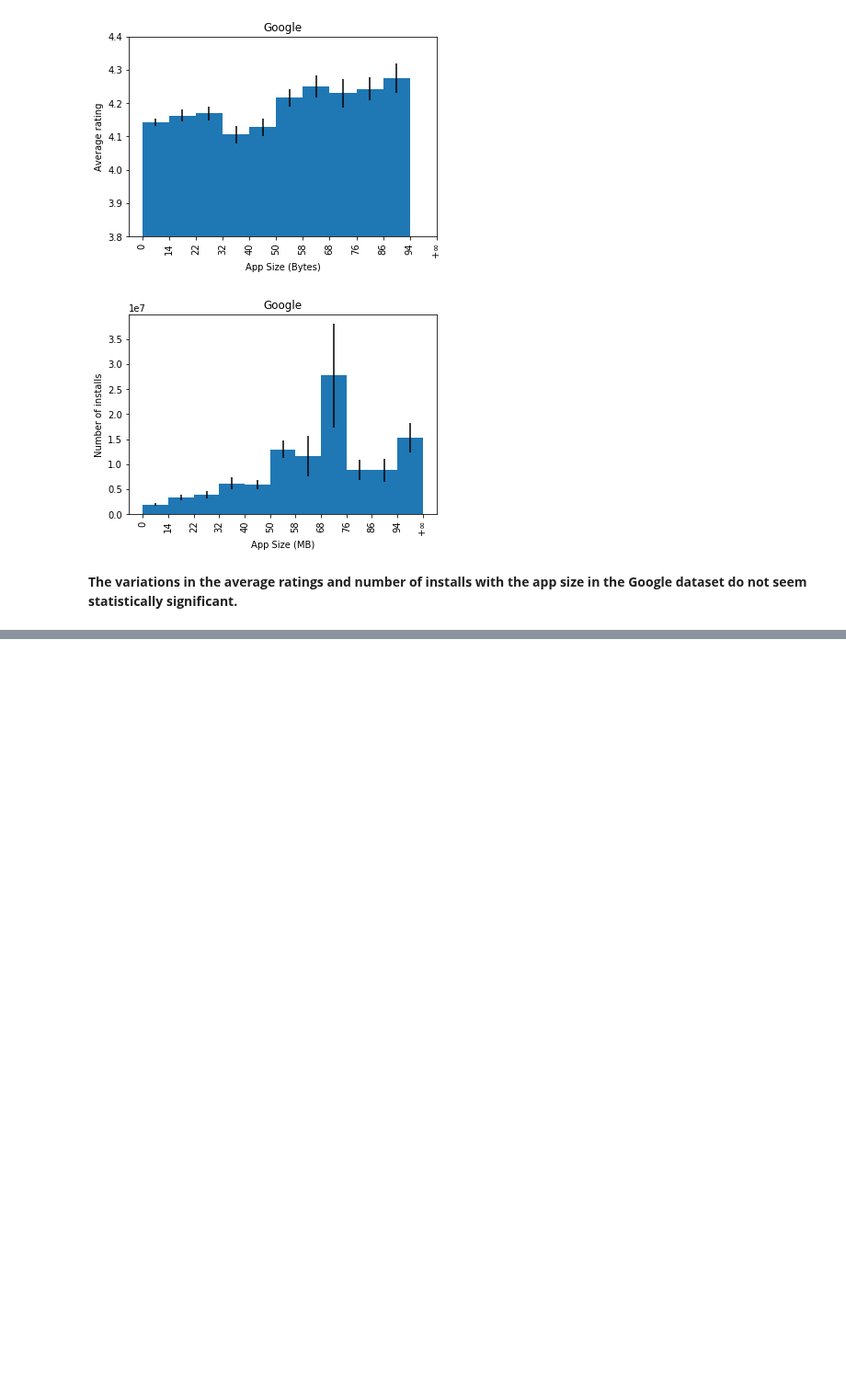
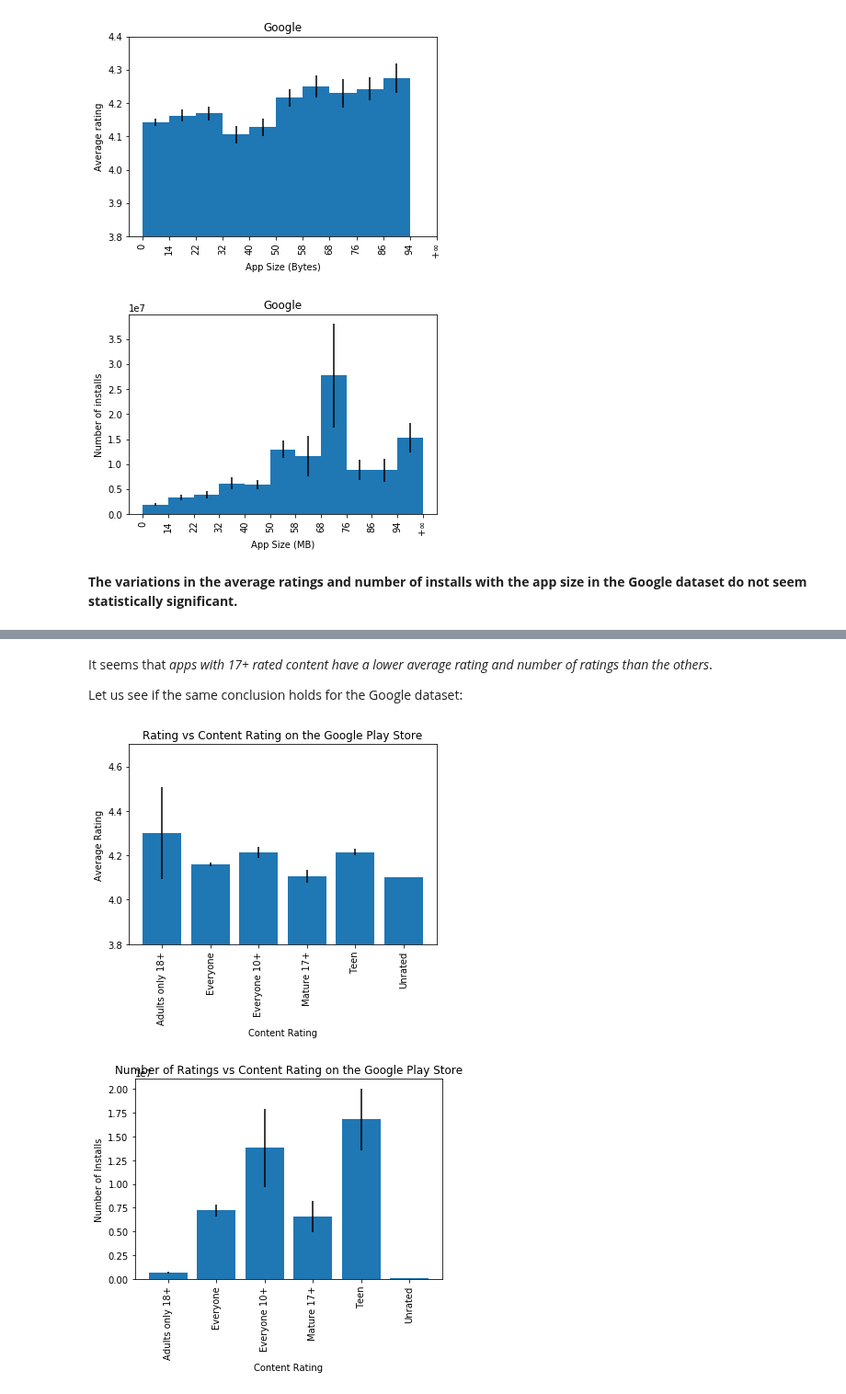
Before and after one commit to FlorentCLMichel/learning_data_science, a Jupyter notebook: Profitable_App_Profiles.ipynb, the cells around one changed output, grey strips where cells are left out. Shown at 92% size. Cells and saved outputs as stored; diff of their text form; code cells hidden in the pictures; blank space fills up the shorter version.

```diff
--- a/Profitable_App_Profiles.ipynb
+++ b/Profitable_App_Profiles.ipynb
@@ -1144,0 +1234,78 @@ plt.show()
+# %% [markdown]
+It seems that *apps with 17+ rated content have a lower average rating and number of ratings than the others*.
+
+Let us see if the same conclusion holds for the Google dataset:
+# %%
+index_contenrating_Google = 2
+
+
+# keys: content ratings cast as integers
+# values: lists of the ratings
+dict_Google_contentrating_rating = {}
+
+# keys: content ratings cast as integers
+# values: lists of the rating counts
+dict_Google_contentrating_count = {}
+
+for row in data_Google_rel[1:]:
+    contentrating = row[index_contenrating_Google]
+    rating = float(row[-1])
+    count = int(row[-2].replace('+','').replace(',',''))
+    if contentrating in dict_Google_contentrating_rating:
+        if not isnan(rating): dict_Google_contentrating_rating[contentrating].append(rating)
+        if not isnan(count): dict_Google_contentrating_count[contentrating].append(count)
+    else:
+        if not isnan(rating): dict_Google_contentrating_rating[contentrating] = [rating]
+        if not isnan(count): dict_Google_contentrating_count[contentrating] = [count]
+
+# average values of the ratings
+dict_Google_contentrating_ave_rating = {}
+# standard error of the ratings
+dict_Google_contentrating_ste_rating = {}
+# average values of the counts
+dict_Google_contentrating_ave_count = {}
+# standard error of the counts
+dict_Google_contentrating_ste_count = {}
+
+for key in dict_Google_contentrating_rating:
+    ratings = dict_Google_contentrating_rating[key]
+    counts = dict_Google_contentrating_count[key]
+    N_apps = len(ratings)
+    dict_Google_contentrating_ave_rating[key] = ave(ratings)
+    dict_Google_contentrating_ste_rating[key] = std(ratings)/sqrt(N_apps)
+    dict_Google_contentrating_ave_count[key] = ave(counts)
+    dict_Google_contentrating_ste_count[key] = std(counts)/sqrt(N_apps)
+
+# turn the results into lists, sorted by content rating
+
+Google_contentrating_ave_rating = list(zip(*sorted(dict_Google_contentrating_ave_rating.items())))
+Google_contentrating_ste_rating = list(zip(*sorted(dict_Google_contentrating_ste_rating.items())))
+
+Google_contentrating_ave_count = list(zip(*sorted(dict_Google_contentrating_ave_count.items())))
+Google_contentrating_ste_count = list(zip(*sorted(dict_Google_contentrating_ste_count.items())))
+
+# plot the results
+
+x = Google_contentrating_ave_rating[0]
+y = Google_contentrating_ave_rating[1]
+yerr = Google_contentrating_ste_rating[1]
+plt.bar(range(len(x)), y, yerr = yerr)
+plt.ylim(3.8, 4.7)
+plt.xticks(range(len(x)), x, rotation='vertical')
+plt.xlabel('Content Rating')
+plt.ylabel('Average Rating')
+plt.title('Rating vs Content Rating on the Google Play Store')
+plt.show()
+
+x = Google_contentrating_ave_count[0]
+y = Google_contentrating_ave_count[1]
+yerr = Google_contentrating_ste_count[1]
+plt.bar(range(len(x)), y, yerr = yerr)
+plt.xticks(range(len(x)), x, rotation='vertical')
+plt.xlabel('Content Rating')
+plt.ylabel('Number of Installs')
+plt.title('Number of Ratings vs Content Rating on the Google Play Store')
+plt.show()
+# %% [output]
+[figure, added]
+[figure, added]
```
Also changed, not shown: parts of 7 cells of this notebook.
